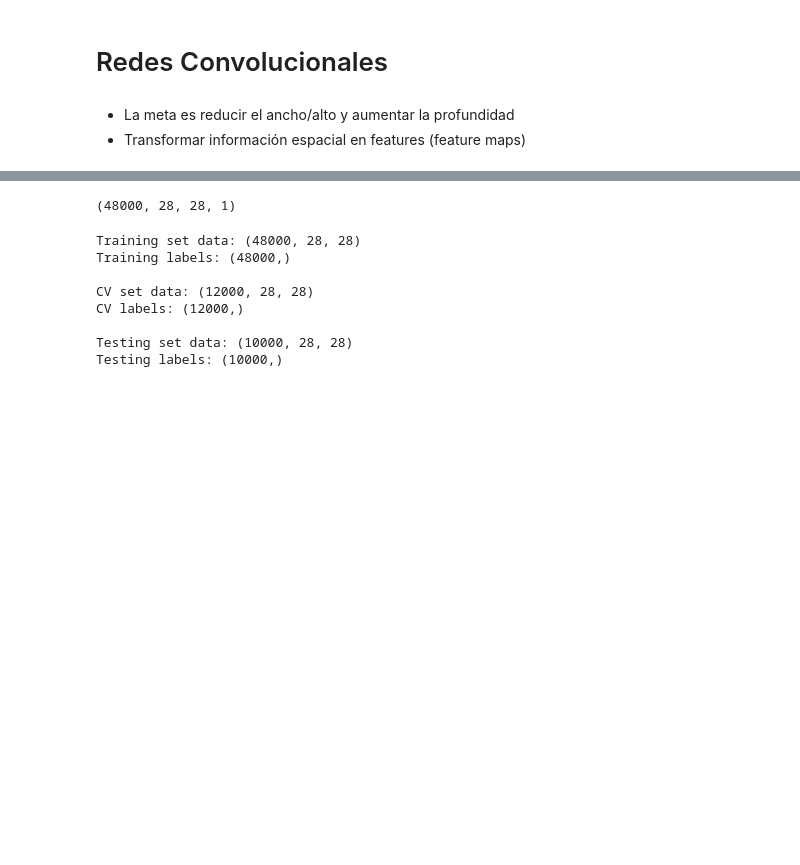
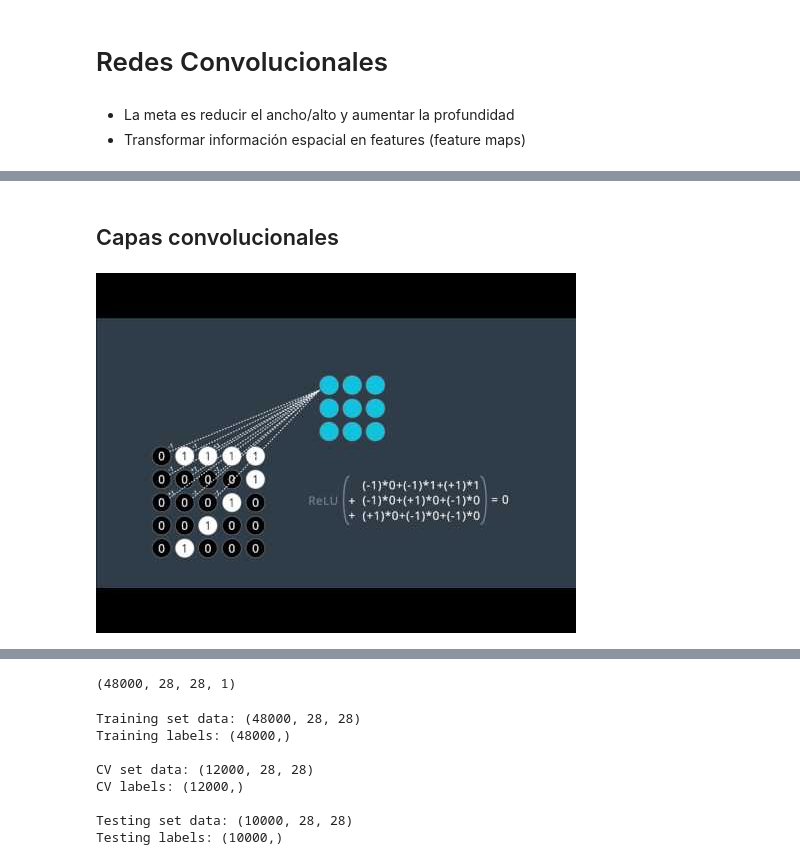
Before and after one commit to gebasilio/MNIST-MLP-CNN, a Jupyter notebook: 3-MNIST-CNN.ipynb, the cells around one changed output, grey strips where cells are left out. Saved outputs shown, nothing was run; the diff lists cells and outputs as text; code cells hidden in the pictures; blank space fills up the shorter version.

```diff
--- a/3-MNIST-CNN.ipynb
+++ b/3-MNIST-CNN.ipynb
@@ -21,0 +20,6 @@ CNNs for image classification: https://youtu.be/l9vg_1YUlzg
+# %% [markdown]
+## Capas convolucionales
+# %%
+YouTubeVideo('h5R_JvdUrUI')
+# %% [output]
+[figure, added]
```
Also changed, not shown: parts of 18 cells of this notebook, 1 other file.
